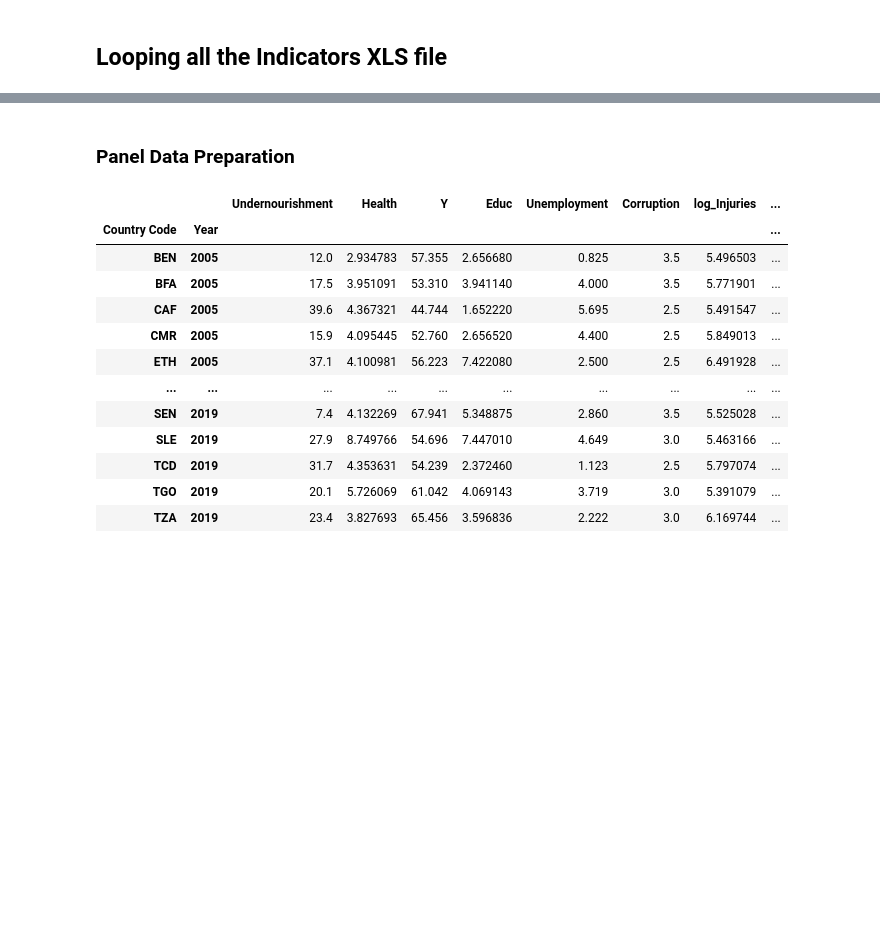
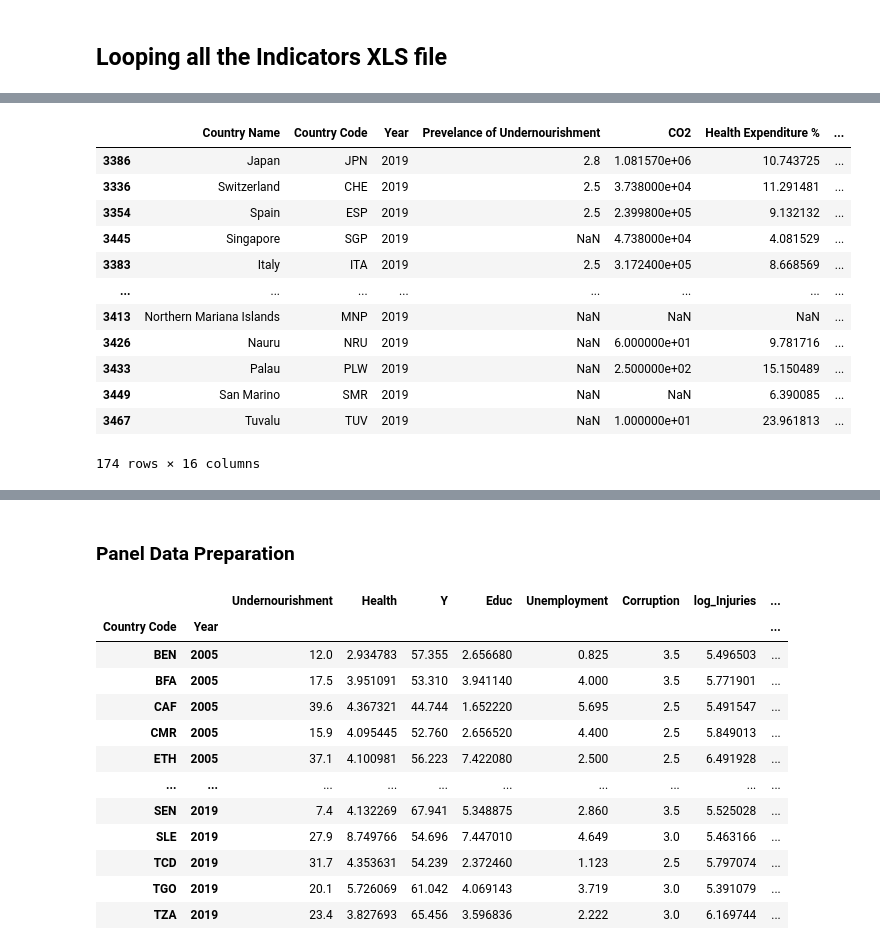
Before and after one commit to Shritej24c/Econometrics, a Jupyter notebook: Econ Data clean.ipynb, the cells around one changed output, grey strips where cells are left out. Drawn from its saved outputs; the diff is of its cells as text; code cells hidden in the pictures; blank space fills up the shorter version.

```diff
--- a/Econ Data clean.ipynb
+++ b/Econ Data clean.ipynb
@@ -163,3 +603,17 @@ df_final.loc[df_final['Year' == '2019']]
 # %%
-df_real.loc[df_real['Year'] == 2019, :].sort_values(['Life Expectancy World Bank'], ascending = False)
+df_final.loc[df_final['Year'] == 2019, :].sort_values(['Life Expectancy World Bank'], ascending = False)
+# %% [output]
+|  | Country Name | Country Code | Year | Prevelance of Undernourishment | CO2 | Health Expenditure % | ... |
+| 3386 | Japan | JPN | 2019 | 2.8 | 1.081570e+06 | 10.743725 | ... |
+| 3336 | Switzerland | CHE | 2019 | 2.5 | 3.738000e+04 | 11.291481 | ... |
+| 3354 | Spain | ESP | 2019 | 2.5 | 2.399800e+05 | 9.132132 | ... |
+| 3445 | Singapore | SGP | 2019 | NaN | 4.738000e+04 | 4.081529 | ... |
+| 3383 | Italy | ITA | 2019 | 2.5 | 3.172400e+05 | 8.668569 | ... |
+| ... | ... | ... | ... | ... | ... | ... | ... |
+| 3413 | Northern Mariana Islands | MNP | 2019 | NaN | NaN | NaN | ... |
+| 3426 | Nauru | NRU | 2019 | NaN | 6.000000e+01 | 9.781716 | ... |
+| 3433 | Palau | PLW | 2019 | NaN | 2.500000e+02 | 15.150489 | ... |
+| 3449 | San Marino | SMR | 2019 | NaN | NaN | 6.390085 | ... |
+| 3467 | Tuvalu | TUV | 2019 | NaN | 1.000000e+01 | 23.961813 | ... |
+174 rows × 16 columns
 # %%
```
Also changed, not shown: parts of 57 cells of this notebook, 9 other files.
